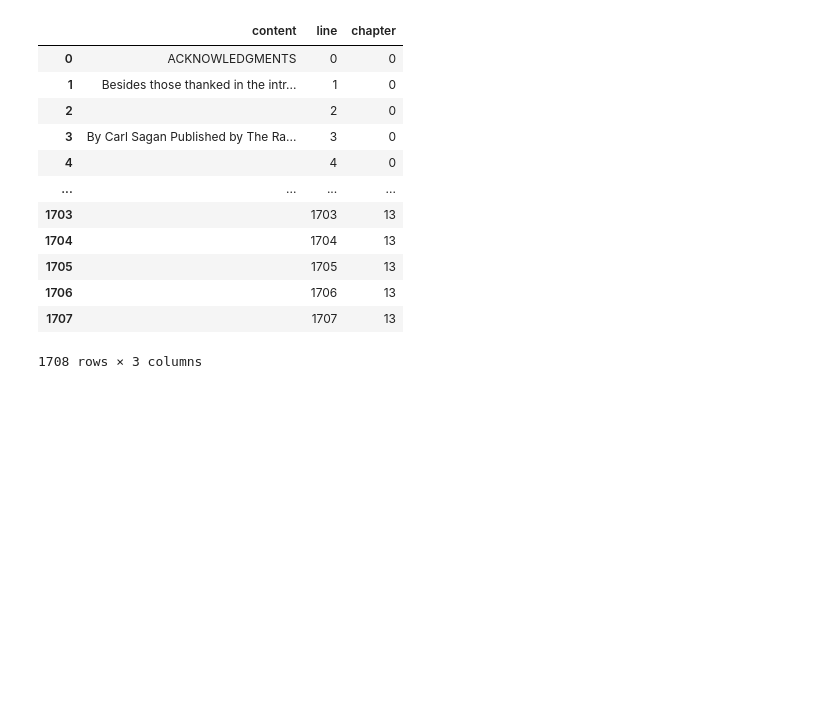
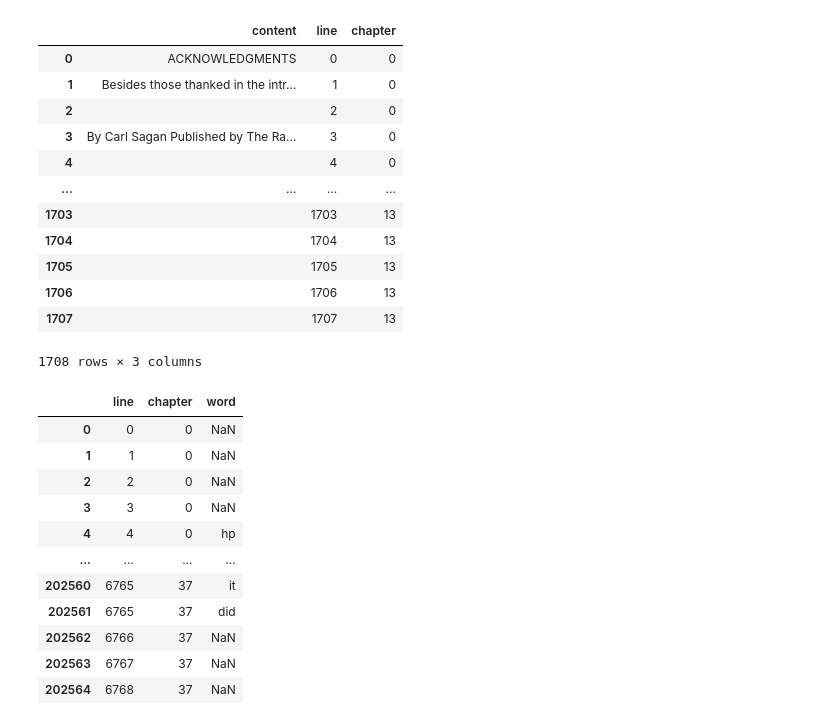
Before and after one commit to miricel/DM-project, a Jupyter notebook: project.ipynb, the cells around one changed output. Drawn from its saved outputs; the diff is of its cells as text; code cells hidden in the pictures; blank space fills up the shorter version.

```diff
--- a/project.ipynb
+++ b/project.ipynb
@@ -262,19 +262,25 @@ cosmos_df
 # %%
 from tidytext import unnest_tokens
 import nltk
 from nltk.corpus import stopwords
 from siuba import *
 
 harrypotter_df = (unnest_tokens(harrypotter_df, "word", "content"))
 harrypotter_df = harrypotter_df.reset_index()
 harrypotter_df = harrypotter_df.drop(columns=['index'])
 
-punctuation_signs = ["'", '"', ',', '.', '!', '?', '/', '[', ']', '(',')', '“', '”', '’', '‘']
-
-harrypotter_words = count(harrypotter_df, _.word, sort=True)
-
-harrypotter_df = filter(harrypotter_df, ~.word.isin(stopwords.words('english')))
-harrypotter_df = filter(harrypotter_df,~.word.isin(punctuation_signs))
 
 harrypotter_df
 # %% [output]
+|  | line | chapter | word |
+| 0 | 0 | 0 | NaN |
+| 1 | 1 | 0 | NaN |
+| 2 | 2 | 0 | NaN |
+| 3 | 3 | 0 | NaN |
+| 4 | 4 | 0 | hp |
+| ... | ... | ... | ... |
+| 202560 | 6765 | 37 | it |
+| 202561 | 6765 | 37 | did |
+| 202562 | 6766 | 37 | NaN |
+| 202563 | 6767 | 37 | NaN |
+| 202564 | 6768 | 37 | NaN |
```
Also changed, not shown: parts of 7 cells of this notebook.
